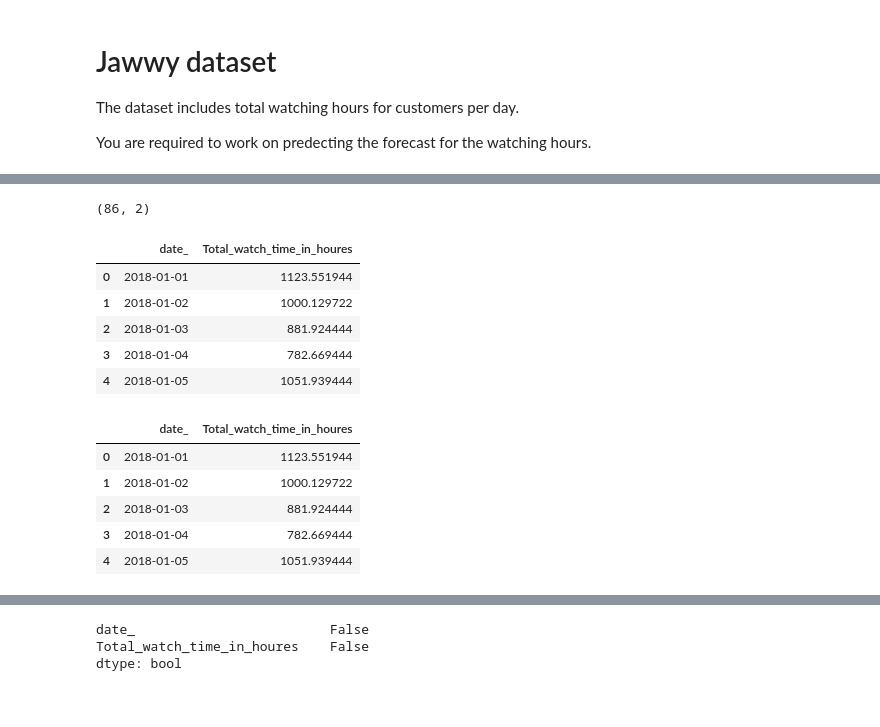
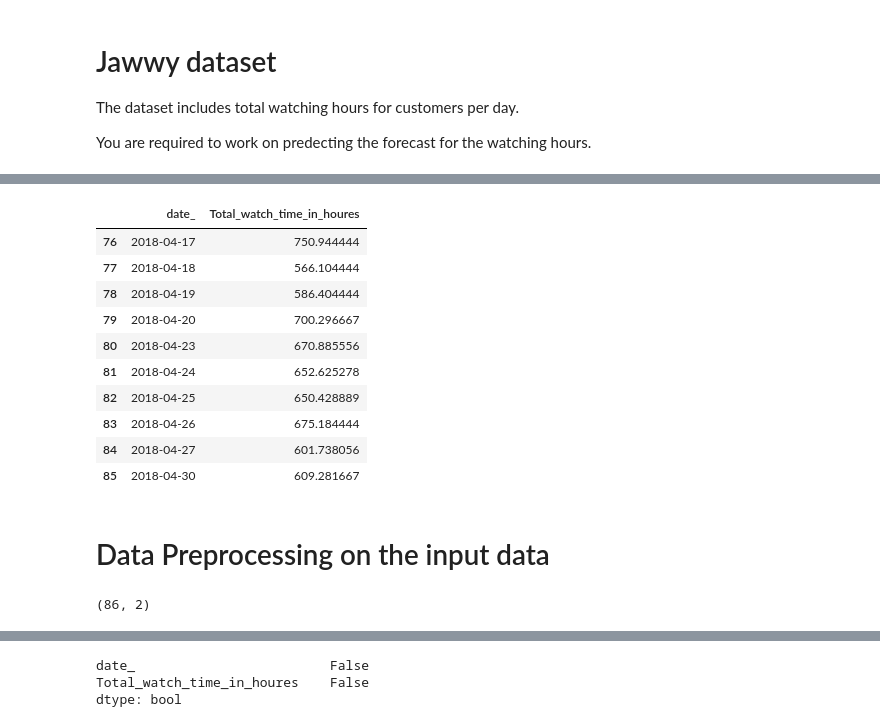
Before and after one commit to TMQ5/My_Projects, a Jupyter notebook: stc_TV_T2.ipynb, the cells around one changed output, grey strips where cells are left out. Saved outputs shown, nothing was run; the diff lists cells and outputs as text; code cells hidden in the pictures.

```diff
--- a/stc_TV_T2.ipynb
+++ b/stc_TV_T2.ipynb
@@ -41 +62,18 @@ You are required to work on predecting the forecast for the watching hours.
+# %%
+# Display the last 10 rows of the DataFrame
+dataframe.tail(10)
+# %% [output]
+|  | date_ | Total_watch_time_in_houres |
+| 76 | 2018-04-17 | 750.944444 |
+| 77 | 2018-04-18 | 566.104444 |
+| 78 | 2018-04-19 | 586.404444 |
+| 79 | 2018-04-20 | 700.296667 |
+| 80 | 2018-04-23 | 670.885556 |
+| 81 | 2018-04-24 | 652.625278 |
+| 82 | 2018-04-25 | 650.428889 |
+| 83 | 2018-04-26 | 675.184444 |
+| 84 | 2018-04-27 | 601.738056 |
+| 85 | 2018-04-30 | 609.281667 |
+# %% [markdown]
+# Data Preprocessing on the input data
 # %%
@@ -47,23 +84,3 @@ dataframe = pd.read_excel("stc- Jawwy TV Data Set_T2.xlsb",index_col=0)
 dataframe.shape
 # %% [output]
 (86, 2)
-# %%
-# display the first 5 rows
-dataframe.head()
-# %% [output]
-|  | date_ | Total_watch_time_in_houres |
-| 0 | 2018-01-01 | 1123.551944 |
-| 1 | 2018-01-02 | 1000.129722 |
-| 2 | 2018-01-03 | 881.924444 |
-| 3 | 2018-01-04 | 782.669444 |
-| 4 | 2018-01-05 | 1051.939444 |
-# %%
-# display the dataset after applying data types
-dataframe.head()
-# %% [output]
-|  | date_ | Total_watch_time_in_houres |
-| 0 | 2018-01-01 | 1123.551944 |
-| 1 | 2018-01-02 | 1000.129722 |
-| 2 | 2018-01-03 | 881.924444 |
-| 3 | 2018-01-04 | 782.669444 |
-| 4 | 2018-01-05 | 1051.939444 |
```
Also changed, not shown: parts of 30 cells of this notebook.
